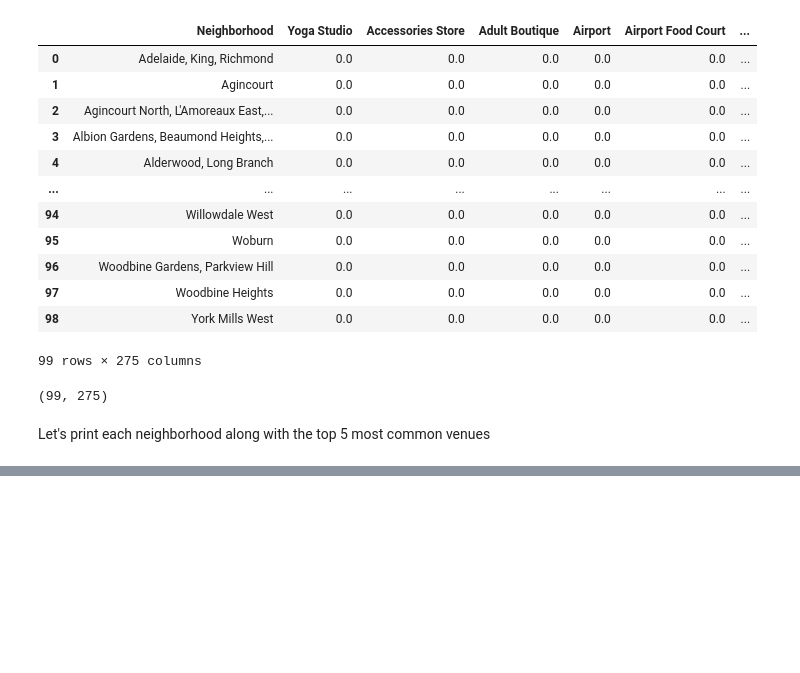
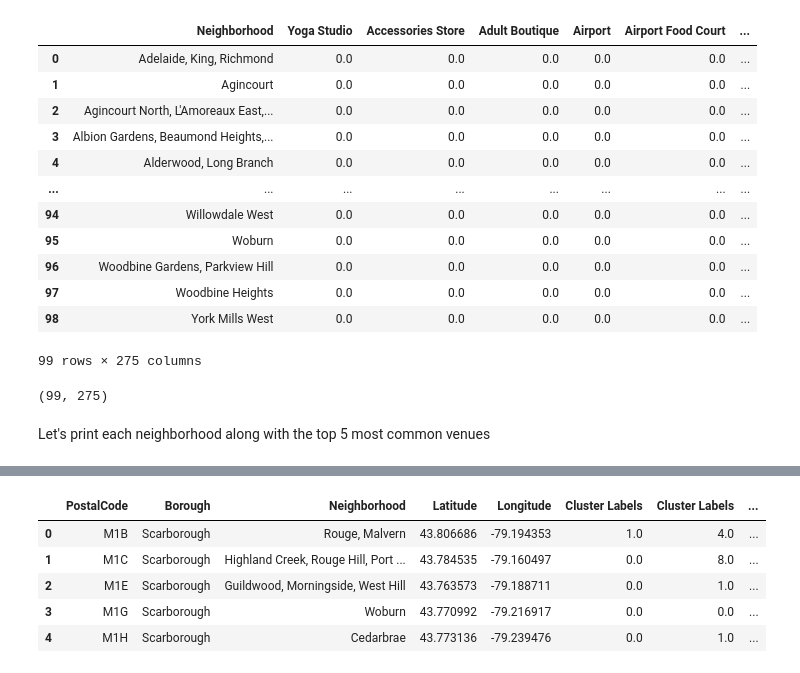
Before and after one commit to alinasansevich/Coursera_Capstone, a Jupyter notebook: Clustering-Neighborhoods-in-Toronto.ipynb, the cells around one changed output, grey strips where cells are left out. Drawn from its saved outputs; the diff is of its cells as text; code cells hidden in the pictures; blank space fills up the shorter version.

```diff
--- a/Clustering-Neighborhoods-in-Toronto.ipynb
+++ b/Clustering-Neighborhoods-in-Toronto.ipynb
@@ -597,0 +623,21 @@ Let's print each neighborhood along with the top 5 most common venues
+# %%
+num_top_venues = 10
+
+indicators = ['st', 'nd', 'rd']
+
+# create columns according to number of top venues
+columns = ['Neighborhood']
+for ind in np.arange(num_top_venues):
+    try:
+        columns.append('{}{} Most Common Venue'.format(ind+1, indicators[ind]))
+    except:
+        columns.append('{}th Most Common Venue'.format(ind+1))
+
+# create a new dataframe
+neighborhoods_venues_sorted = pd.DataFrame(columns=columns)
+neighborhoods_venues_sorted['Neighborhood'] = toronto_grouped['Neighborhood']
+
+for ind in np.arange(toronto_grouped.shape[0]):
+    neighborhoods_venues_sorted.iloc[ind, 1:] = return_most_common_venues(toronto_grouped.iloc[ind, :], num_top_venues)
+
+neighborhoods_venues_sorted.head()
@@ -597,0 +674,17 @@ Let's print each neighborhood along with the top 5 most common venues
+# %%
+# add clustering labels
+neighborhoods_venues_sorted.insert(0, 'Cluster Labels', kmeans.labels_, allow_duplicates=True)
+
+toronto_merged = neighborhoods
+
+# merge toronto_grouped with toronto_data to add latitude/longitude for each neighborhood
+toronto_merged = toronto_merged.join(neighborhoods_venues_sorted.set_index('Neighborhood'), on='Neighborhood')
+
+toronto_merged.head()
+# %% [output]
+|  | PostalCode | Borough | Neighborhood | Latitude | Longitude | Cluster Labels | Cluster Labels | ... |
+| 0 | M1B | Scarborough | Rouge, Malvern | 43.806686 | -79.194353 | 1.0 | 4.0 | ... |
+| 1 | M1C | Scarborough | Highland Creek, Rouge Hill, Port ... | 43.784535 | -79.160497 | 0.0 | 8.0 | ... |
+| 2 | M1E | Scarborough | Guildwood, Morningside, West Hill | 43.763573 | -79.188711 | 0.0 | 1.0 | ... |
+| 3 | M1G | Scarborough | Woburn | 43.770992 | -79.216917 | 0.0 | 0.0 | ... |
+| 4 | M1H | Scarborough | Cedarbrae | 43.773136 | -79.239476 | 0.0 | 1.0 | ... |
```
Also changed, not shown: parts of 26 cells of this notebook.
